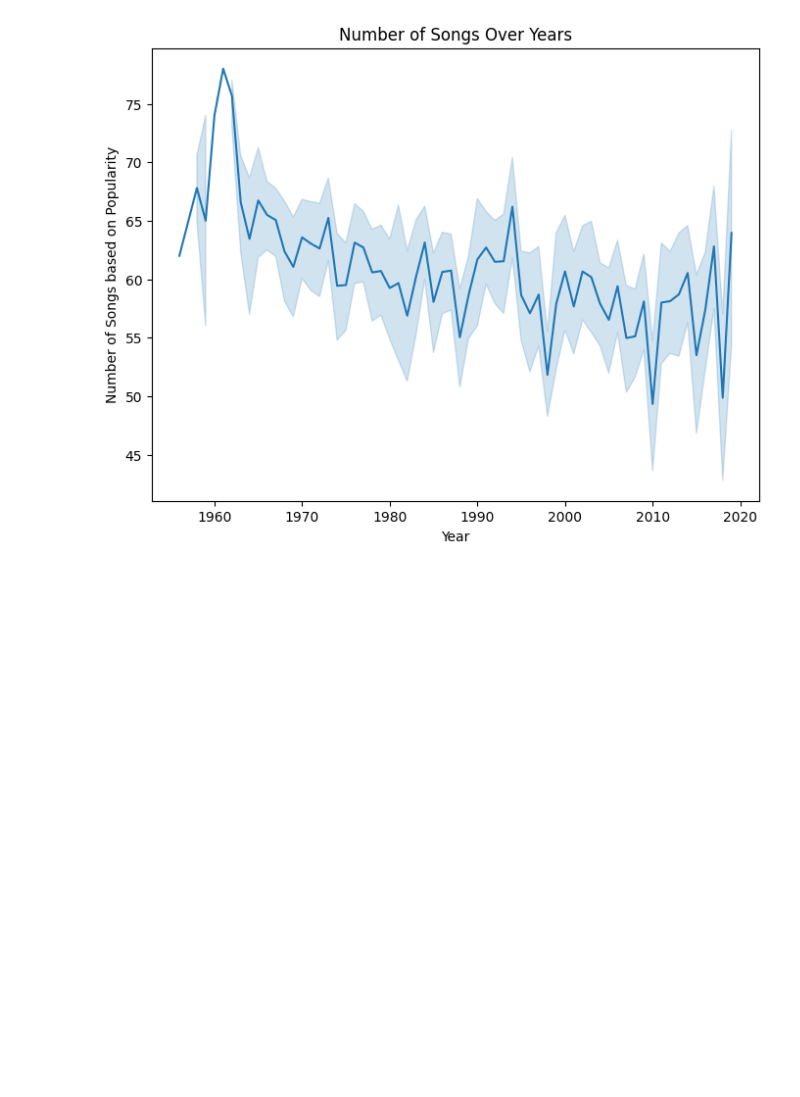
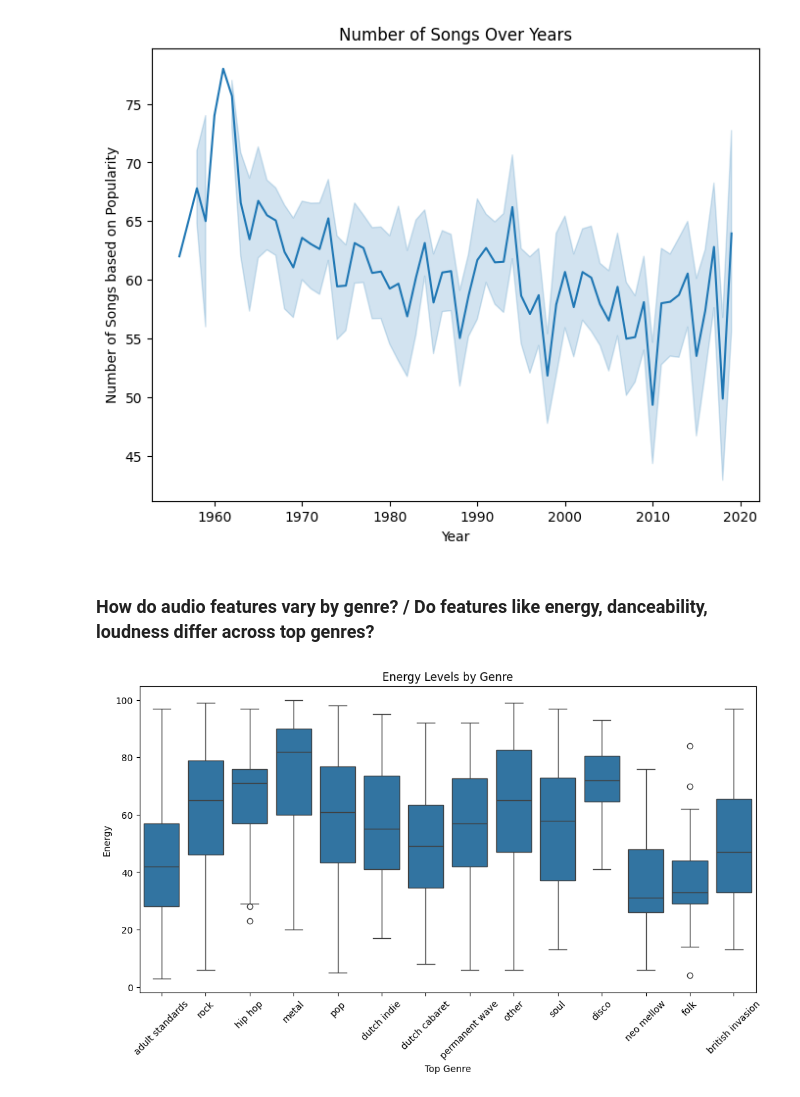
Before and after one commit to jeelfaldu7/june_code_jam, a Jupyter notebook: notebook.ipynb, the cells around one changed output. Cells and saved outputs as stored; diff of their text form; code cells hidden in the pictures; blank space fills up the shorter version.

```diff
--- a/notebook.ipynb
+++ b/notebook.ipynb
@@ -555,3 +556,15 @@ plt.ylabel('Number of Songs based on Popularity')
 plt.show()
 # %% [output]
 [figure]
+# %% [markdown]
+### How do audio features vary by genre? / Do features like energy, danceability, loudness differ across top genres?
+# %%
+plt.figure(figsize=(12, 6))
+sns.boxplot(data=data, x='genre_group', y='energy')
+plt.xticks(rotation=45)
+plt.title('Energy Levels by Genre')
+plt.xlabel('Top Genre')
+plt.ylabel('Energy')
+plt.show()
+# %% [output]
+[figure, added]
```
Also changed, not shown: parts of 4 cells of this notebook.
